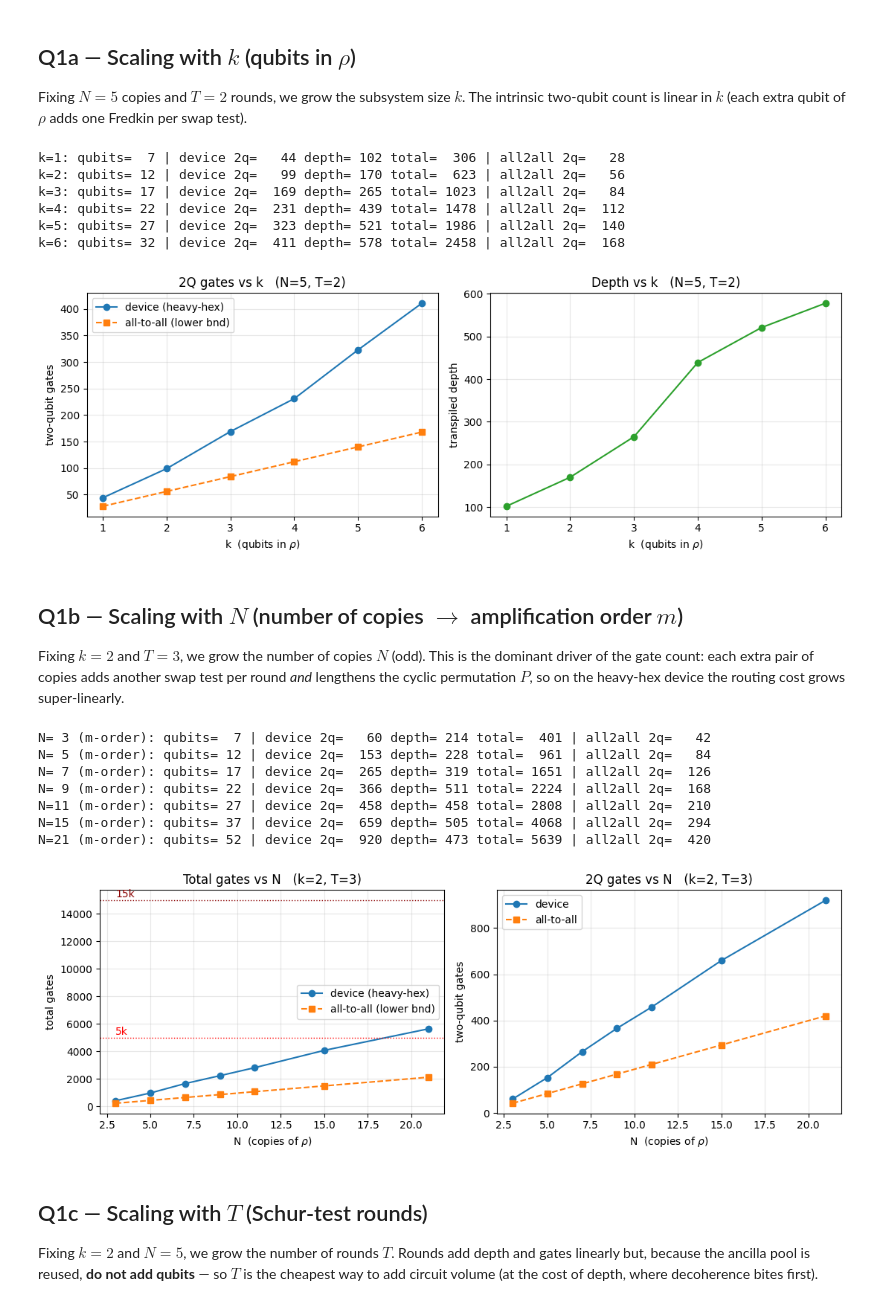
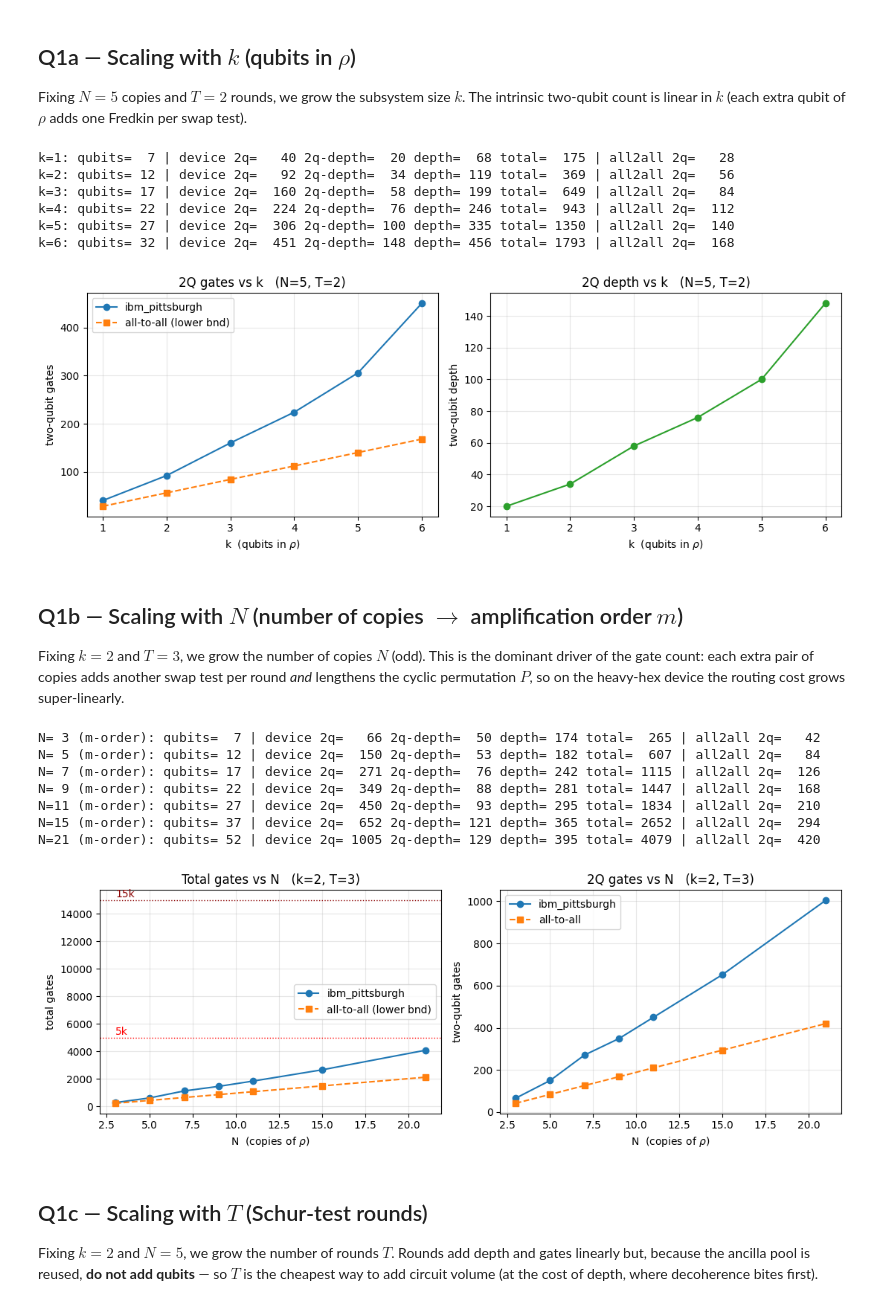
Before and after one commit to henryzou50/OQPA, a Jupyter notebook: experiments/scaling/transpile_scaling_purity_amplification.ipynb, the cells around one changed output. Saved outputs shown, nothing was run; the diff lists cells and outputs as text; code cells hidden in the pictures.

```diff
--- a/experiments/scaling/transpile_scaling_purity_amplification.ipynb
+++ b/experiments/scaling/transpile_scaling_purity_amplification.ipynb
@@ -222,27 +213,0 @@ by roughly 10–20%.)
-# %%
-SEED = 42
-DEVICE = FakeBrisbane()
-TWO_Q = {"ecr", "cz", "cx"}
-pm_device = generate_preset_pass_manager(optimization_level=3, backend=DEVICE,
-                                         seed_transpiler=SEED)
-
-def measure(k, N, T, mode="device"):
-    """Transpile build_qpa(k,N,T) and return resource metrics (None if it exceeds 127 qubits)."""
-    qc = build_qpa(k, N, T)
-    if mode == "device":
-        if qc.num_qubits > DEVICE.num_qubits:
-            return None
-        t = pm_device.run(qc)
-    else:
-        t = pm_basis.run(qc)
-    ops = t.count_ops()
-    total = sum(v for g, v in ops.items() if g not in ("measure", "barrier", "reset"))
-    twoq = sum(v for g, v in ops.items() if g in TWO_Q)
-    return dict(k=k, N=N, T=T, mode=mode,
-                logical_qubits=qc.num_qubits, depth=t.depth(),
-                total_gates=total, two_q_gates=twoq)
-
-# sanity: minimal m=2 demo
-print("Minimal m=2 demo (k=2, N=3, T=1):")
-print("  device   :", measure(2, 3, 1, "device"))
-print("  all-to-all:", measure(2, 3, 1, "basis"))
@@ -258,32 +292,32 @@ count is linear in $k$ (each extra qubit of $\rho$ adds one Fredkin per swap tes
 # %%
 K_VALUES = [1, 2, 3, 4, 5, 6]
 N_FIX, T_FIX = 5, 2
 rows_k = []
 for k in K_VALUES:
     d = measure(k, N_FIX, T_FIX, "device")
     b = measure(k, N_FIX, T_FIX, "basis")
     rows_k.append((k, d, b))
     print(f"k={k}: qubits={b['logical_qubits']:3d} | "
-          f"device 2q={d['two_q_gates']:5d} depth={d['depth']:4d} total={d['total_gates']:5d} | "
-          f"all2all 2q={b['two_q_gates']:5d}")
+          f"device 2q={d['two_q_gates']:5d} 2q-depth={d['two_q_depth']:4d} depth={d['depth']:4d} "
+          f"total={d['total_gates']:5d} | all2all 2q={b['two_q_gates']:5d}")
 
 fig, ax = plt.subplots(1, 2, figsize=(11, 4))
-ax[0].plot(K_VALUES, [d['two_q_gates'] for _, d, _ in rows_k], 'o-', label='device (heavy-hex)')
+ax[0].plot(K_VALUES, [d['two_q_gates'] for _, d, _ in rows_k], 'o-', label='ibm_pittsburgh')
 ax[0].plot(K_VALUES, [b['two_q_gates'] for _, _, b in rows_k], 's--', label='all-to-all (lower bnd)')
 ax[0].set_xlabel('k  (qubits in $\\rho$)'); ax[0].set_ylabel('two-qubit gates')
 ax[0].set_title(f'2Q gates vs k   (N={N_FIX}, T={T_FIX})'); ax[0].legend(); ax[0].grid(alpha=.3)
-ax[1].plot(K_VALUES, [d['depth'] for _, d, _ in rows_k], 'o-', color='C2')
-ax[1].set_xlabel('k  (qubits in $\\rho$)'); ax[1].set_ylabel('transpiled depth')
-ax[1].set_title(f'Depth vs k   (N={N_FIX}, T={T_FIX})'); ax[1].grid(alpha=.3)
+ax[1].plot(K_VALUES, [d['two_q_depth'] for _, d, _ in rows_k], 'o-', color='C2')
+ax[1].set_xlabel('k  (qubits in $\\rho$)'); ax[1].set_ylabel('two-qubit depth')
+ax[1].set_title(f'2Q depth vs k   (N={N_FIX}, T={T_FIX})'); ax[1].grid(alpha=.3)
 plt.tight_layout(); plt.savefig(os.path.join(OUTDIR, "scaling_vs_k.png"), dpi=130); plt.show()
 # %% [output]
-k=1: qubits=  7 | device 2q=   44 depth= 102 total=  306 | all2all 2q=   28
-k=2: qubits= 12 | device 2q=   99 depth= 170 total=  623 | all2all 2q=   56
-k=3: qubits= 17 | device 2q=  169 depth= 265 total= 1023 | all2all 2q=   84
-k=4: qubits= 22 | device 2q=  231 depth= 439 total= 1478 | all2all 2q=  112
-k=5: qubits= 27 | device 2q=  323 depth= 521 total= 1986 | all2all 2q=  140
-k=6: qubits= 32 | device 2q=  411 depth= 578 total= 2458 | all2all 2q=  168
+k=1: qubits=  7 | device 2q=   40 2q-depth=  20 depth=  68 total=  175 | all2all 2q=   28
+k=2: qubits= 12 | device 2q=   92 2q-depth=  34 depth= 119 total=  369 | all2all 2q=   56
+k=3: qubits= 17 | device 2q=  160 2q-depth=  58 depth= 199 total=  649 | all2all 2q=   84
+k=4: qubits= 22 | device 2q=  224 2q-depth=  76 depth= 246 total=  943 | all2all 2q=  112
+k=5: qubits= 27 | device 2q=  306 2q-depth= 100 depth= 335 total= 1350 | all2all 2q=  140
+k=6: qubits= 32 | device 2q=  451 2q-depth= 148 depth= 456 total= 1793 | all2all 2q=  168
-[figure, old version]
+[figure, new version]
 # %% [markdown]
 ## Q1b — Scaling with $N$ (number of copies $\to$ amplification order $m$)
 
@@ -299,30 +333,30 @@ for N in N_VALUES:
     b = measure(K_FIX, N, T_FIX2, "basis")
     rows_N.append((N, d, b))
     print(f"N={N:2d} (m-order): qubits={b['logical_qubits']:3d} | "
-          f"device 2q={d['two_q_gates']:5d} depth={d['depth']:4d} total={d['total_gates']:5d} | "
-          f"all2all 2q={b['two_q_gates']:5d}")
+          f"device 2q={d['two_q_gates']:5d} 2q-depth={d['two_q_depth']:4d} depth={d['depth']:4d} "
+          f"total={d['total_gates']:5d} | all2all 2q={b['two_q_gates']:5d}")
 
 fig, ax = plt.subplots(1, 2, figsize=(11, 4))
-ax[0].plot(N_VALUES, [d['total_gates'] for _, d, _ in rows_N], 'o-', label='device (heavy-hex)')
+ax[0].plot(N_VALUES, [d['total_gates'] for _, d, _ in rows_N], 'o-', label='ibm_pittsburgh')
 ax[0].plot(N_VALUES, [b['total_gates'] for _, _, b in rows_N], 's--', label='all-to-all (lower bnd)')
 ax[0].axhline(5000, color='r', ls=':', lw=1); ax[0].text(3, 5200, '5k', color='r')
 ax[0].axhline(15000, color='darkred', ls=':', lw=1); ax[0].text(3, 15200, '15k', color='darkred')
 ax[0].set_xlabel('N  (copies of $\\rho$)'); ax[0].set_ylabel('total gates')
 ax[0].set_title(f'Total gates vs N   (k={K_FIX}, T={T_FIX2})'); ax[0].legend(); ax[0].grid(alpha=.3)
-ax[1].plot(N_VALUES, [d['two_q_gates'] for _, d, _ in rows_N], 'o-', label='device')
+ax[1].plot(N_VALUES, [d['two_q_gates'] for _, d, _ in rows_N], 'o-', label='ibm_pittsburgh')
 ax[1].plot(N_VALUES, [b['two_q_gates'] for _, _, b in rows_N], 's--', label='all-to-all')
 ax[1].set_xlabel('N  (copies of $\\rho$)'); ax[1].set_ylabel('two-qubit gates')
 ax[1].set_title(f'2Q gates vs N   (k={K_FIX}, T={T_FIX2})'); ax[1].legend(); ax[1].grid(alpha=.3)
 plt.tight_layout(); plt.savefig(os.path.join(OUTDIR, "scaling_vs_N.png"), dpi=130); plt.show()
 # %% [output]
-N= 3 (m-order): qubits=  7 | device 2q=   60 depth= 214 total=  401 | all2all 2q=   42
-N= 5 (m-order): qubits= 12 | device 2q=  153 depth= 228 total=  961 | all2all 2q=   84
-N= 7 (m-order): qubits= 17 | device 2q=  265 depth= 319 total= 1651 | all2all 2q=  126
-N= 9 (m-order): qubits= 22 | device 2q=  366 depth= 511 total= 2224 | all2all 2q=  168
-N=11 (m-order): qubits= 27 | device 2q=  458 depth= 458 total= 2808 | all2all 2q=  210
-N=15 (m-order): qubits= 37 | device 2q=  659 depth= 505 total= 4068 | all2all 2q=  294
-N=21 (m-order): qubits= 52 | device 2q=  920 depth= 473 total= 5639 | all2all 2q=  420
+N= 3 (m-order): qubits=  7 | device 2q=   66 2q-depth=  50 depth= 174 total=  265 | all2all 2q=   42
+N= 5 (m-order): qubits= 12 | device 2q=  150 2q-depth=  53 depth= 182 total=  607 | all2all 2q=   84
+N= 7 (m-order): qubits= 17 | device 2q=  271 2q-depth=  76 depth= 242 total= 1115 | all2all 2q=  126
+N= 9 (m-order): qubits= 22 | device 2q=  349 2q-depth=  88 depth= 281 total= 1447 | all2all 2q=  168
+N=11 (m-order): qubits= 27 | device 2q=  450 2q-depth=  93 depth= 295 total= 1834 | all2all 2q=  210
+N=15 (m-order): qubits= 37 | device 2q=  652 2q-depth= 121 depth= 365 total= 2652 | all2all 2q=  294
+N=21 (m-order): qubits= 52 | device 2q= 1005 2q-depth= 129 depth= 395 total= 4079 | all2all 2q=  420
-[figure, old version]
+[figure, new version]
 # %% [markdown]
 ## Q1c — Scaling with $T$ (Schur-test rounds)
 
```
Also changed, not shown: parts of 9 cells of this notebook, 15 other files.
